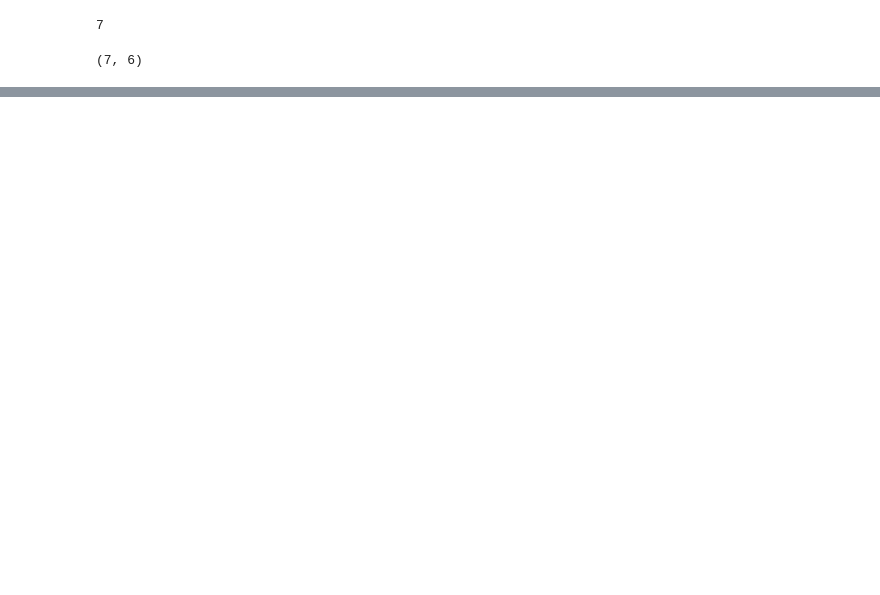
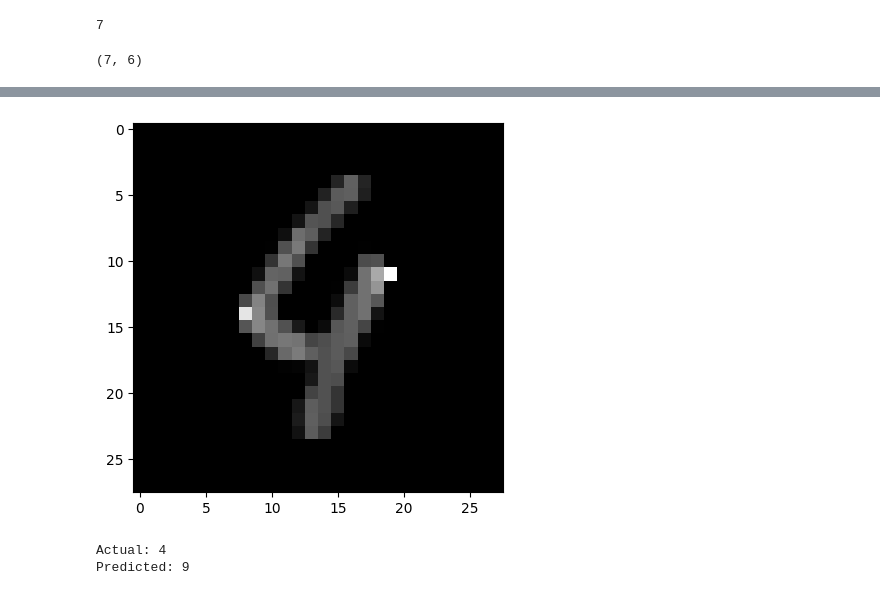
Before and after one commit to sauravkokane/Data-Science-Training, a Jupyter notebook: Deep_learning_with_Python,_Tensorflow_and_Keras_Tutorial.ipynb, the cells around one changed output, grey strips where cells are left out. Drawn from its saved outputs; the diff is of its cells as text; code cells hidden in the pictures; blank space fills up the shorter version.

```diff
--- a/Deep_learning_with_Python,_Tensorflow_and_Keras_Tutorial.ipynb
+++ b/Deep_learning_with_Python,_Tensorflow_and_Keras_Tutorial.ipynb
@@ -166,0 +224,9 @@ plt.imshow(x_test[100], cmap='gray')
+# %%
+plt.imshow(x_test[115], cmap="grey")
+plt.show()
+print(f"Actual: {y_test[115]}")
+print(f"Predicted: {outputs[115]}")
+# %% [output]
+[figure, added]
+Actual: 4
+Predicted: 9
```
Also changed, not shown: parts of 18 cells of this notebook.
